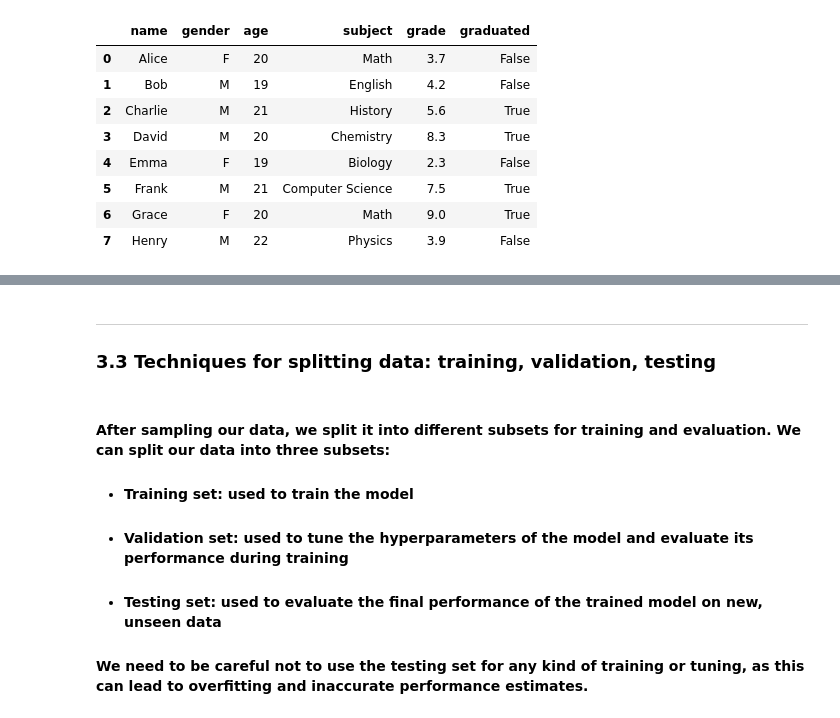
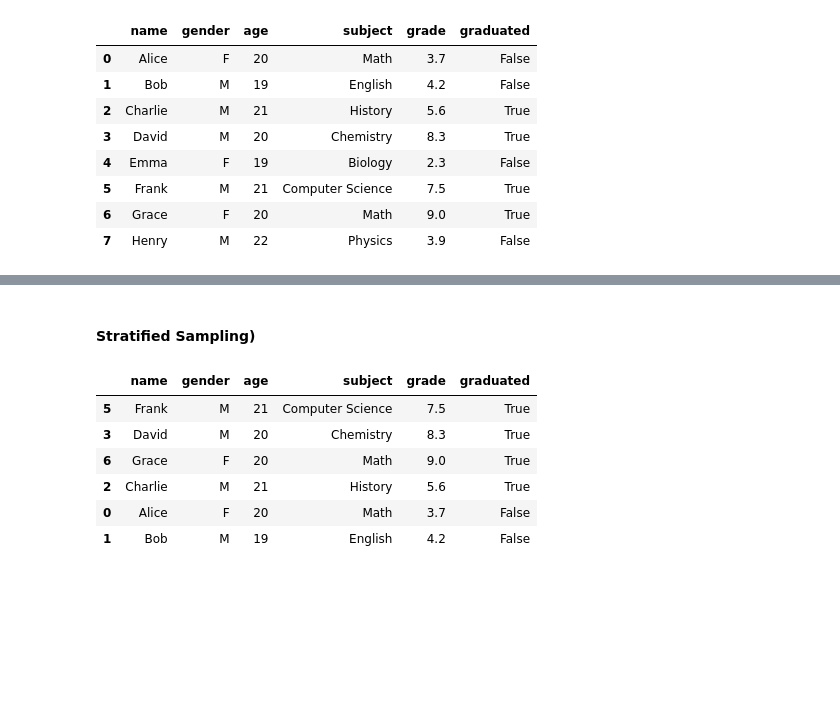
Before and after one commit to ArcaneIrvine/ACM_Machine_Learning, a Jupyter notebook: Lessons/lesson_2.ipynb, the cells around one changed output, grey strips where cells are left out. Drawn from its saved outputs; the diff is of its cells as text; code cells hidden in the pictures; blank space fills up the shorter version.

Commit message:
sampling/splitting examples

```diff
--- a/Lessons/lesson_2.ipynb
+++ b/Lessons/lesson_2.ipynb
@@ -343,9 +352,18 @@ test_data
-# %% [markdown]
-***
-### 3.3 Techniques for splitting data: training, validation, testing
-# %% [markdown]
-#### After sampling our data, we split it into different subsets for training and evaluation. We can split our data into three subsets:
-* <h4> Training set: used to train the model</h4>
-* <h4> Validation set: used to tune the hyperparameters of the model and evaluate its performance during training</h4>
-* <h4> Testing set: used to evaluate the final performance of the trained model on new, unseen data</h4>
-#### We need to be careful not to use the testing set for any kind of training or tuning, as this can lead to overfitting and inaccurate performance estimates.
+# %% [markdown]
+#### Stratified Sampling)
+# %%
+# split the dataframe stratified by the 'gender' column
+# test_size=0.2 meaning 20% for the test data
+# random_state is used to set the random seed
+# stratify argument ensures that the proportion of male and female students is maintained in both the training and testing sets
+train_data, test_data = train_test_split(dataframe, test_size=0.2, random_state=1, stratify=dataframe['gender'])
+# %%
+train_data
+# %% [output]
+|  | name | gender | age | subject | grade | graduated |
+| 5 | Frank | M | 21 | Computer Science | 7.5 | True |
+| 3 | David | M | 20 | Chemistry | 8.3 | True |
+| 6 | Grace | F | 20 | Math | 9.0 | True |
+| 2 | Charlie | M | 21 | History | 5.6 | True |
+| 0 | Alice | F | 20 | Math | 3.7 | False |
+| 1 | Bob | M | 19 | English | 4.2 | False |
```
Also changed, not shown: parts of 16 cells of this notebook.
